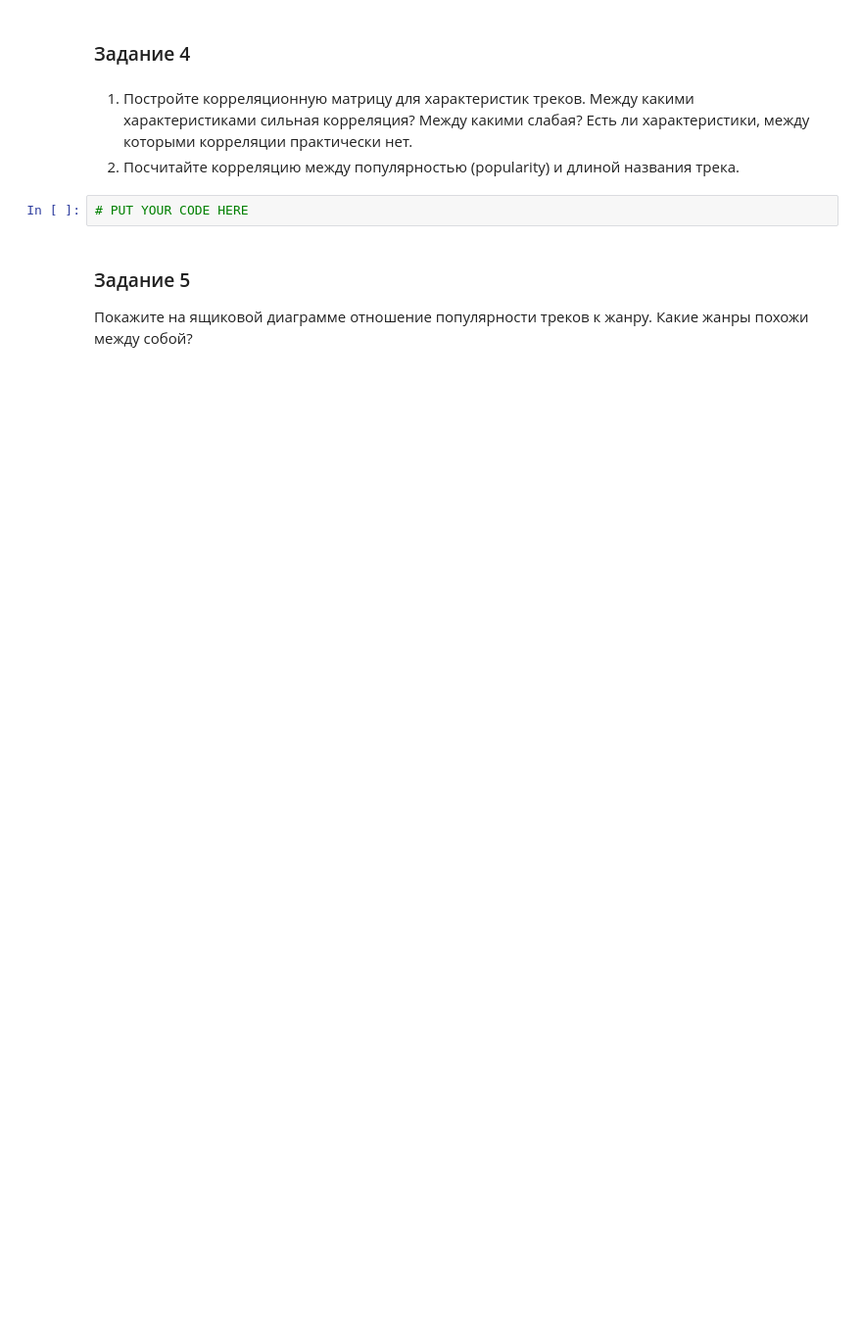
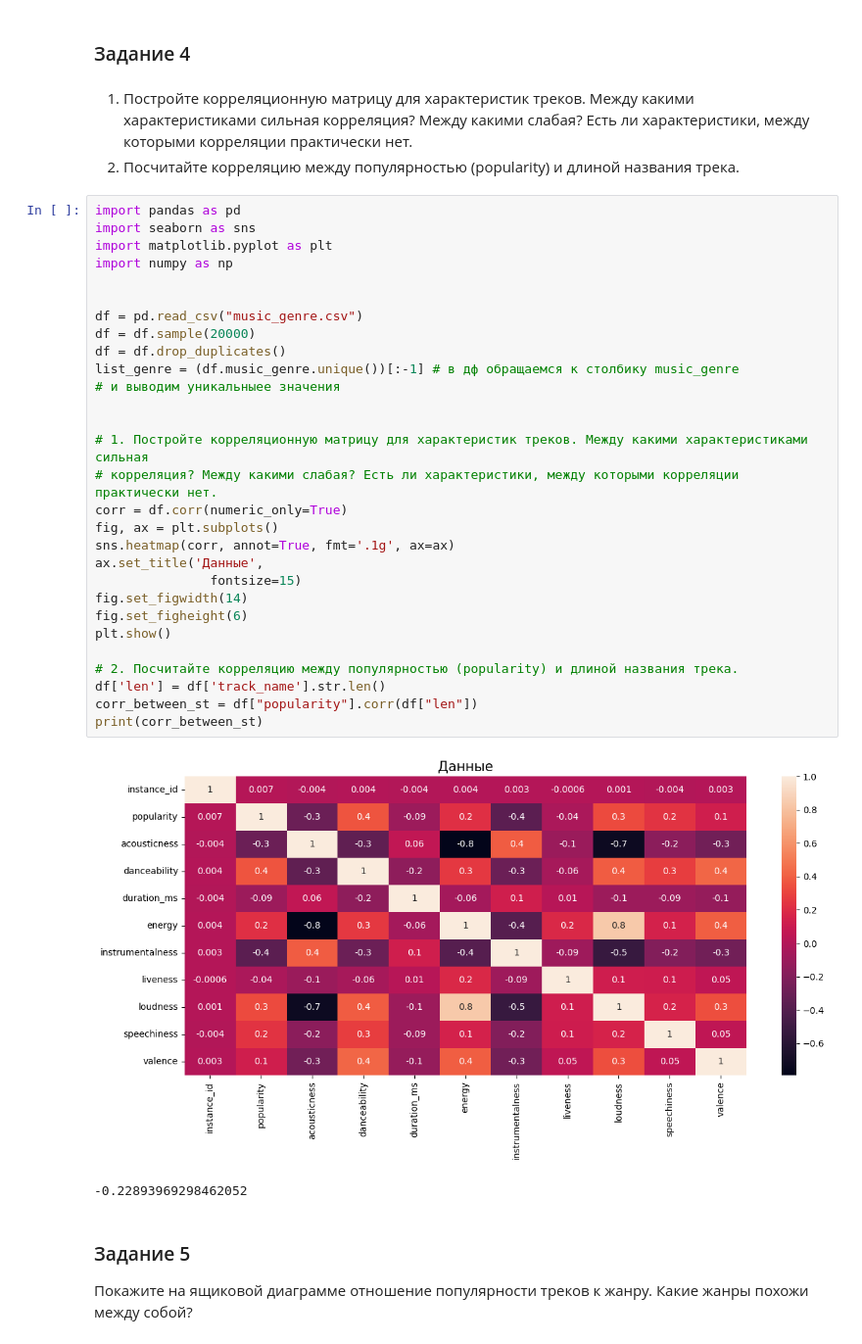
Before and after one commit to Daria13-gif/cs102, a Jupyter notebook: Копия_блокнота_"Практическая_работа_6_22_23_ipynb".ipynb, the cells around one changed output. Shown: that part at 98% size. Drawn from its saved outputs; the diff is of its cells as text; blank space fills up the shorter version.

```diff
--- a/Копия_блокнота_"Практическая_работа_6_22_23_ipynb".ipynb
+++ b/Копия_блокнота_"Практическая_работа_6_22_23_ipynb".ipynb
@@ -108,8 +211,38 @@ NameError: ignored
 # %% [markdown]
 1. Постройте корреляционную матрицу для характеристик треков. Между какими характеристиками сильная корреляция? Между какими слабая? Есть ли характеристики, между которыми корреляции практически нет.
 2. Посчитайте корреляцию между популярностью (popularity) и длиной названия трека.
-# %%
-# PUT YOUR CODE HERE
+# %%
+import pandas as pd
+import seaborn as sns
+import matplotlib.pyplot as plt
+import numpy as np
+
+
+df = pd.read_csv("music_genre.csv")
+df = df.sample(20000)
+df = df.drop_duplicates()
+list_genre = (df.music_genre.unique())[:-1] # в дф обращаемся к столбику music_genre
+# и выводим уникальныее значения
+
+
+# 1. Постройте корреляционную матрицу для характеристик треков. Между какими характеристиками сильная
+# корреляция? Между какими слабая? Есть ли характеристики, между которыми корреляции практически нет.
+corr = df.corr(numeric_only=True)
+fig, ax = plt.subplots()
+sns.heatmap(corr, annot=True, fmt='.1g', ax=ax)
+ax.set_title('Данные',
+               fontsize=15)
+fig.set_figwidth(14)
+fig.set_figheight(6)
+plt.show()
+
+# 2. Посчитайте корреляцию между популярностью (popularity) и длиной названия трека.
+df['len'] = df['track_name'].str.len()
+corr_between_st = df["popularity"].corr(df["len"])
+print(corr_between_st)
+# %% [output]
+[figure, added]
+-0.22893969298462052
 # %% [markdown]
 ### Задание 5
 
```
Also changed, not shown: parts of 15 cells of this notebook.
